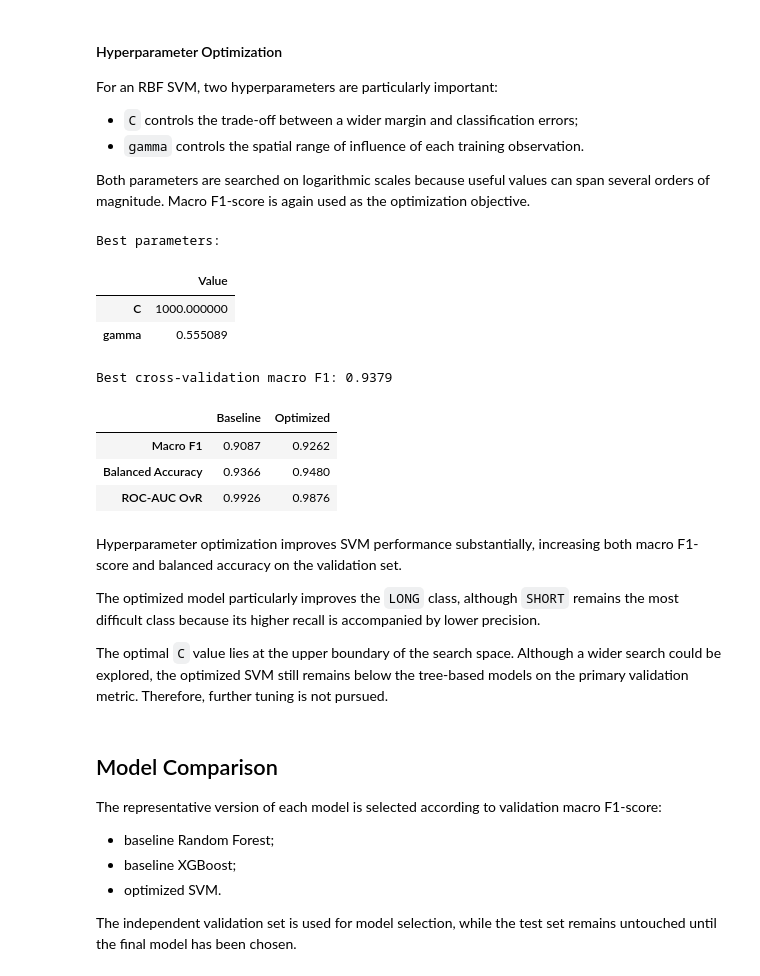
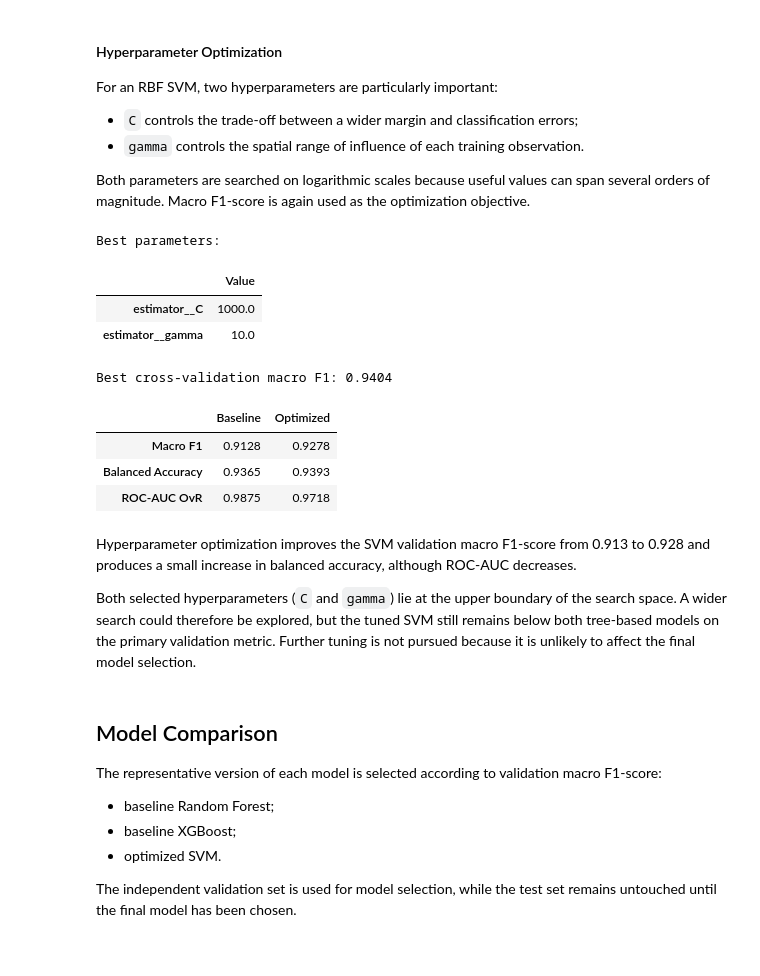
Before and after one commit to gonzaloangaut/satellite-data-science, a Jupyter notebook: notebooks/03_supervised_and_unsupervised_learning.ipynb, the cells around one changed output. Saved outputs shown, nothing was run; the diff lists cells and outputs as text; code cells hidden in the pictures.

Commit message:
Finalized model evaluation and project documentation

```diff
--- a/notebooks/03_supervised_and_unsupervised_learning.ipynb
+++ b/notebooks/03_supervised_and_unsupervised_learning.ipynb
@@ -571,11 +579,12 @@ Unlike the tree-based models, SVM constructs nonlinear decision boundaries based
 
 Class weights are balanced to reduce the influence of the majority `MEDIUM` class.
 # %%
-svm = SVC(
-    kernel="rbf",
-    probability=True,
-    class_weight="balanced",
-    random_state=RANDOM_SEED,
+svm = CalibratedClassifierCV(
+    estimator=SVC(
+        kernel="rbf",
+        class_weight="balanced",
+    ),
+    ensemble=False,
 )
 # %%
 svm_cv_scores = cross_validate(
@@ -683,12 +692,12 @@ For an RBF SVM, two hyperparameters are particularly important:
 Both parameters are searched on logarithmic scales because useful values can span several orders of magnitude. Macro F1-score is again used as the optimization objective.
 # %%
 svm_search_space = {
-    "C": Real(
+    "estimator__C": Real(
         1e-2,
         1e3,
         prior="log-uniform",
     ),
-    "gamma": Real(
+    "estimator__gamma": Real(
         1e-4,
         1e1,
         prior="log-uniform",
@@ -696,39 +705,40 @@ svm_search_space = {
 }
 # %%
 svm_search = BayesSearchCV(
-    estimator=SVC(
-        kernel="rbf",
-        probability=True,
-        class_weight="balanced",
-        random_state=RANDOM_SEED,
+    estimator=CalibratedClassifierCV(
+        estimator=SVC(
+            kernel="rbf",
+            class_weight="balanced",
+        ),
+        ensemble=False,
     ),
     search_spaces=svm_search_space,
     n_iter=30,
     scoring="f1_macro",
     cv=cv,
     random_state=RANDOM_SEED,
     n_jobs=-1,
 )
 
 svm_search.fit(X_train, y_train)
 
 print("Best parameters:")
 display(
     pd.Series(
         svm_search.best_params_
     ).to_frame("Value")
 )
 
 print(
     f"Best cross-validation macro F1: "
     f"{svm_search.best_score_:.4f}"
 )
 # %% [output]
 Best parameters:
 |  | Value |
-| C | 1000.000000 |
-| gamma | 0.555089 |
+| estimator__C | 1000.0 |
+| estimator__gamma | 10.0 |
-Best cross-validation macro F1: 0.9379
+Best cross-validation macro F1: 0.9404
 # %%
 svm_optimized = svm_search.best_estimator_
 
@@ -769,15 +779,13 @@ svm_comparison = pd.concat(
 display(svm_comparison.round(4))
 # %% [output]
 |  | Baseline | Optimized |
-| Macro F1 | 0.9087 | 0.9262 |
-| Balanced Accuracy | 0.9366 | 0.9480 |
-| ROC-AUC OvR | 0.9926 | 0.9876 |
+| Macro F1 | 0.9128 | 0.9278 |
+| Balanced Accuracy | 0.9365 | 0.9393 |
+| ROC-AUC OvR | 0.9875 | 0.9718 |
 # %% [markdown]
-Hyperparameter optimization improves SVM performance substantially, increasing both macro F1-score and balanced accuracy on the validation set.
+Hyperparameter optimization improves the SVM validation macro F1-score from 0.913 to 0.928 and produces a small increase in balanced accuracy, although ROC-AUC decreases.
 
-The optimized model particularly improves the `LONG` class, although `SHORT` remains the most difficult class because its higher recall is accompanied by lower precision.
-
-The optimal `C` value lies at the upper boundary of the search space. Although a wider search could be explored, the optimized SVM still remains below the tree-based models on the primary validation metric. Therefore, further tuning is not pursued.
+Both selected hyperparameters (`C` and `gamma`) lie at the upper boundary of the search space. A wider search could therefore be explored, but the tuned SVM still remains below both tree-based models on the primary validation metric. Further tuning is not pursued because it is unlikely to affect the final model selection.
 # %% [markdown]
 ## Model Comparison
 
```
Also changed, not shown: parts of 13 cells of this notebook, 2 other files.
